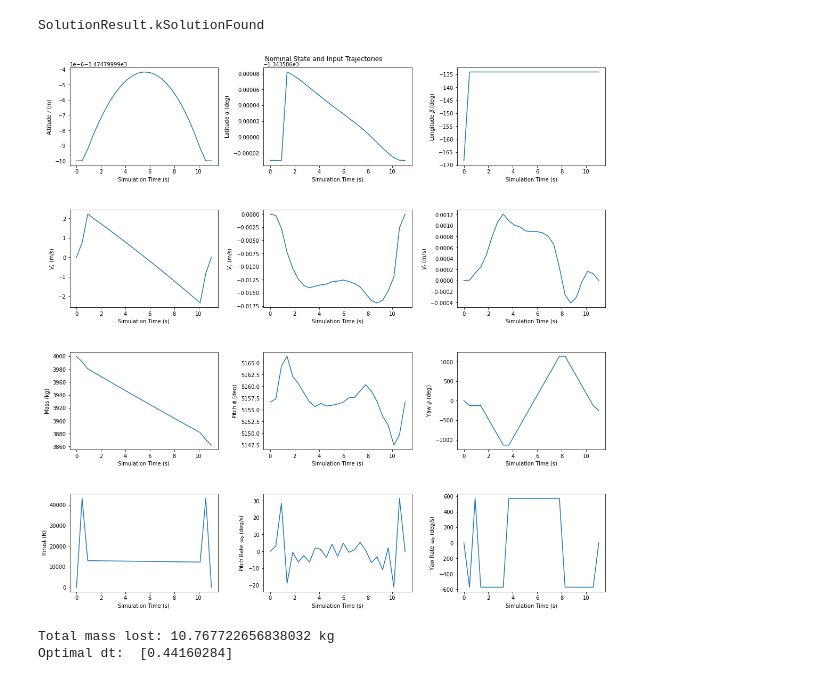
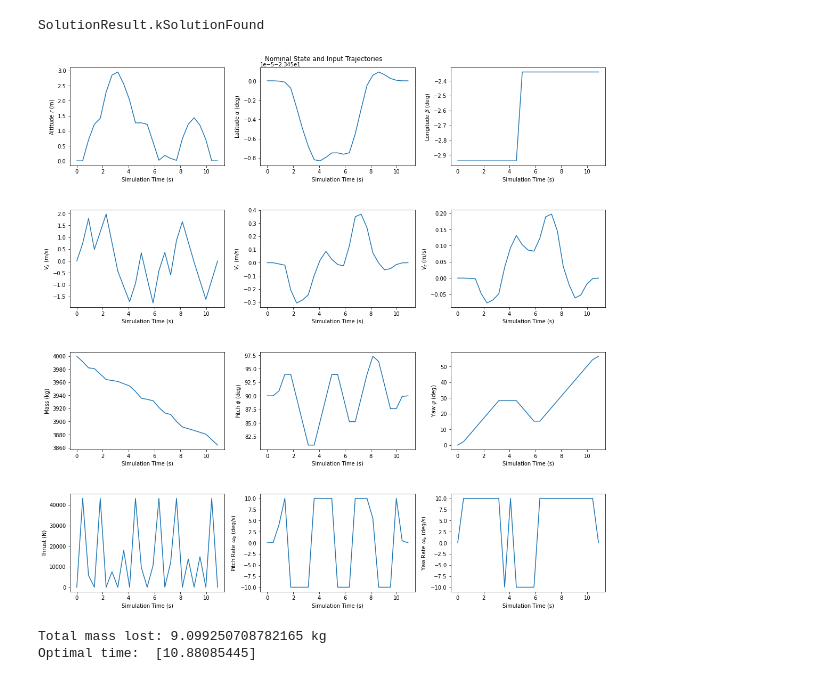
Before and after one commit to DayongTong/MEAM517_Project_Git, a Jupyter notebook: main.ipynb, the cells around one changed output. Saved outputs shown, nothing was run; the diff lists cells and outputs as text; code cells hidden in the pictures.

```diff
--- a/main.ipynb
+++ b/main.ipynb
@@ -438,17 +551,3 @@ x_traj = PiecewisePolynomial.CubicHermite(timesteps, x_sol.T, xdot_sol.T)
 u_traj = PiecewisePolynomial.FirstOrderHold(timesteps, u_sol.T)
 # %% [output]
 SolutionResult.kSolutionFound
-# %%
-x_sol_plot = x_sol
-u_sol_plot = u_sol
-x_sol_plot[:,0] -= r_min
-x_sol_plot[:,0] /= 1000
-x_sol_plot[:,1] *= 180/np.pi
-x_sol_plot[:,2] *= 180/np.pi
-x_sol_plot[:,7] *= 180/np.pi
-x_sol_plot[:,8] *= 180/np.pi
-u_sol_plot[:,1] *= 180/np.pi
-u_sol_plot[:,2] *= 180/np.pi
-plot_util(timesteps, x_sol_plot, u_sol_plot,n_x)
-# %% [output]
-[figure, removed]
@@ -455,9 +577,38 @@ plot_util(timesteps, x_sol_plot, u_sol_plot,n_x)
+# %%
+if dirtrelON:
+    x_sol_dirtrel_plot = x_sol_dirtrel
+    u_sol_dirtrel_plot = u_sol_dirtrel
+    x_sol_dirtrel_plot[:,0] -= r_min
+    x_sol_dirtrel_plot[:,1] *= 180/np.pi
+    x_sol_dirtrel_plot[:,2] *= 180/np.pi
+    x_sol_dirtrel_plot[:,7] *= 180/np.pi
+    x_sol_dirtrel_plot[:,8] *= 180/np.pi
+    u_sol_dirtrel_plot[:,1] *= 180/np.pi
+    u_sol_dirtrel_plot[:,2] *= 180/np.pi
+    plot_util(timesteps_dirtrel, x_sol_dirtrel_plot, u_sol_dirtrel_plot,n_x)
+else:
+    x_sol_dircon_plot = x_sol_dircon
+    u_sol_dircon_plot = u_sol_dircon
+    x_sol_dircon_plot[:,0] -= r_min
+    x_sol_dircon_plot[:,1] *= 180/np.pi
+    x_sol_dircon_plot[:,2] *= 180/np.pi
+    x_sol_dircon_plot[:,7] *= 180/np.pi
+    x_sol_dircon_plot[:,8] *= 180/np.pi
+    u_sol_dircon_plot[:,1] *= 180/np.pi
+    u_sol_dircon_plot[:,2] *= 180/np.pi
+    plot_util(timesteps_dircon, x_sol_dircon_plot, u_sol_dircon_plot,n_x)
+# %% [output]
+[figure, added]
 # %%
-print("Total mass lost:", xinit[N-1, 6] - x_sol[N-1, 6], "kg")
-print("Optimal dt: ", t_sol)
+if dirtrelON:
+    print("Total mass lost:", xinit[N-1, 6] - x_sol_dirtrel[N-1, 6], "kg")
+    print("Optimal time: ", N*t_sol_dirtrel)
+else:
+    print("Total mass lost:", xinit[N-1, 6] - x_sol_dircon[N-1, 6], "kg")
+    print("Optimal time: ", N*t_sol_dircon)
 # %% [output]
-Total mass lost: 10.767722656838032 kg
-Optimal dt:  [0.44160284]
+Total mass lost: 9.099250708782165 kg
+Optimal time:  [10.88085445]
 # %%
 # numerically evaluate dynamics by passing in a continuous polynomial trajectory
 
```
Also changed, not shown: parts of 25 cells of this notebook, 3 other files.
